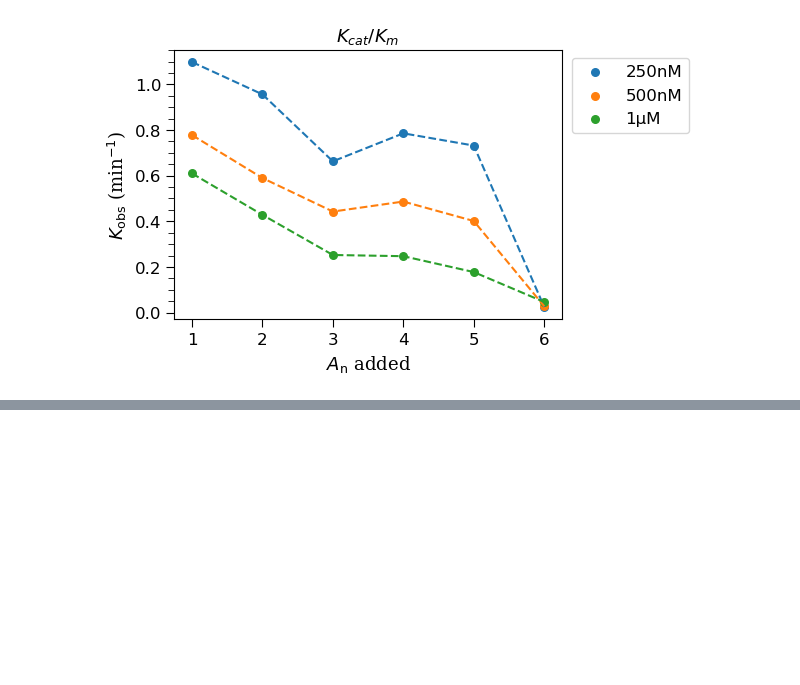
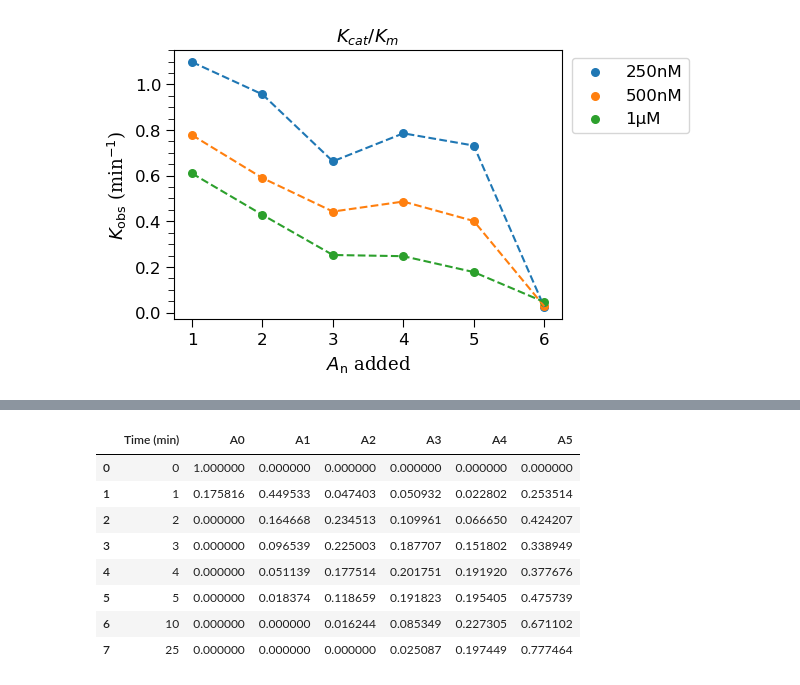
Before and after one commit to PDNALab/kinetic_fit, a Jupyter notebook: Kcat_Km/solve_k_Kcat_Km.ipynb, the cells around one changed output, grey strips where cells are left out. Saved outputs shown, nothing was run; the diff lists cells and outputs as text; code cells hidden in the pictures; blank space fills up the shorter version.

```diff
--- a/Kcat_Km/solve_k_Kcat_Km.ipynb
+++ b/Kcat_Km/solve_k_Kcat_Km.ipynb
@@ -92,0 +84,12 @@ Name: Time (min), dtype: float64
+# %%
+df_125nM
+# %% [output]
+|  | Time (min) | A0 | A1 | A2 | A3 | A4 | A5 |
+| 0 | 0 | 1.000000 | 0.000000 | 0.000000 | 0.000000 | 0.000000 | 0.000000 |
+| 1 | 1 | 0.175816 | 0.449533 | 0.047403 | 0.050932 | 0.022802 | 0.253514 |
+| 2 | 2 | 0.000000 | 0.164668 | 0.234513 | 0.109961 | 0.066650 | 0.424207 |
+| 3 | 3 | 0.000000 | 0.096539 | 0.225003 | 0.187707 | 0.151802 | 0.338949 |
+| 4 | 4 | 0.000000 | 0.051139 | 0.177514 | 0.201751 | 0.191920 | 0.377676 |
+| 5 | 5 | 0.000000 | 0.018374 | 0.118659 | 0.191823 | 0.195405 | 0.475739 |
+| 6 | 10 | 0.000000 | 0.000000 | 0.016244 | 0.085349 | 0.227305 | 0.671102 |
+| 7 | 25 | 0.000000 | 0.000000 | 0.000000 | 0.025087 | 0.197449 | 0.777464 |
```
Also changed, not shown: parts of 4 cells of this notebook.
